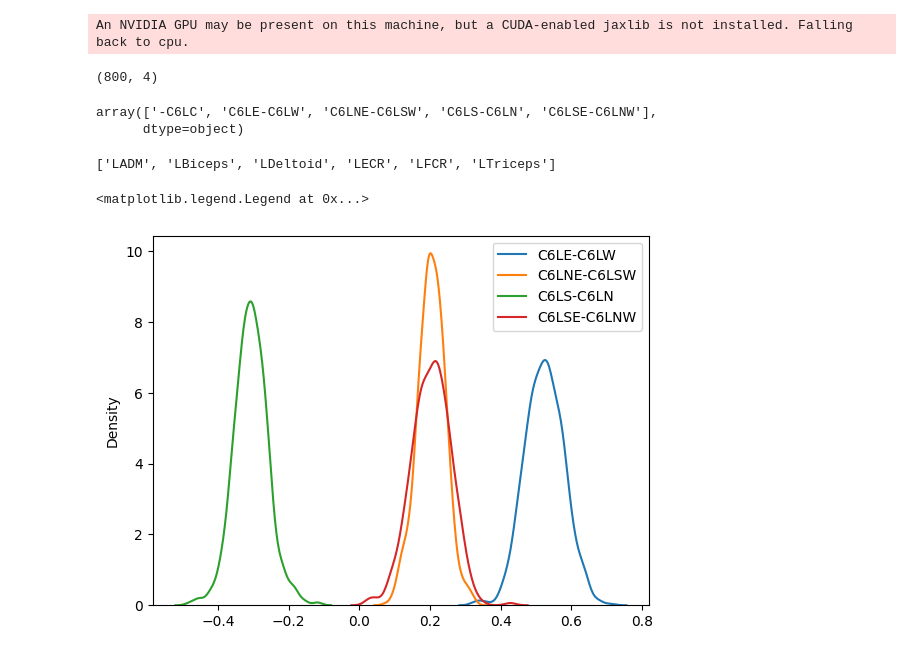
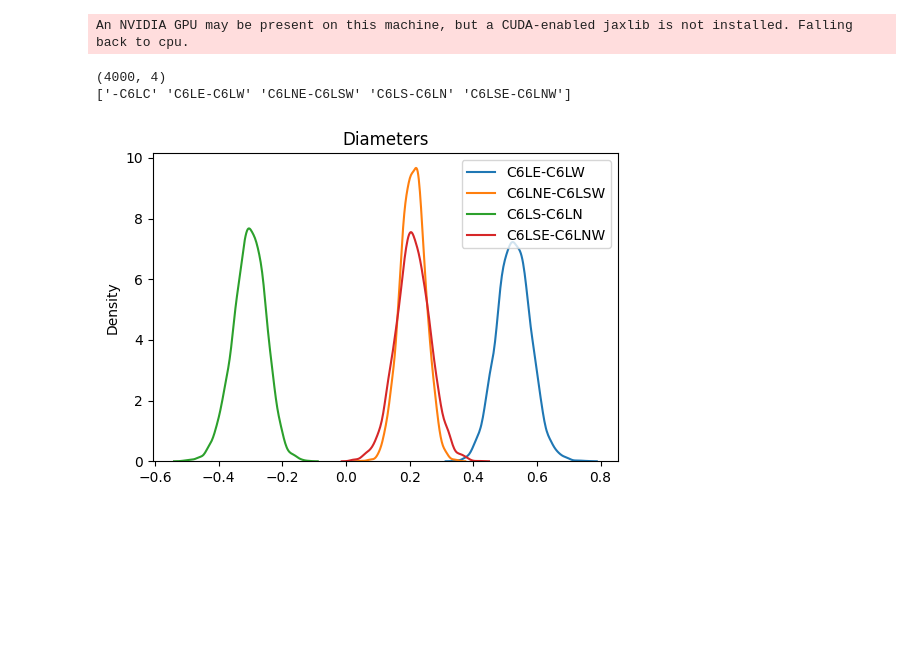
Before and after one commit to hbmep/rat-mapping, a Jupyter notebook: notebooks/log-hierarchical/l-circ/core__hbe.ipynb, the cells around one changed output. Drawn from its saved outputs; the diff is of its cells as text; code cells hidden in the pictures; blank space fills up the shorter version.

Commit message:
add efficacy results using estimation method

```diff
--- a/notebooks/log-hierarchical/l-circ/core__hbe.ipynb
+++ b/notebooks/log-hierarchical/l-circ/core__hbe.ipynb
@@ -20,32 +20,23 @@ from constants import (
     INFERENCE_FILE
 )
 # %%
-src = "/home/vishu/repos/rat-mapping-paper/reports/log-hierarchical/L_CIRC/estimation_200W_200S_4C_1T_20D_0.95A/diam"
-src = "/home/vishu/repos/rat-mapping-paper/reports/log-hierarchical/L_CIRC/estimation_200W_200S_4C_1T_20D_0.95A/diam-3M"
-src = "/home/vishu/repos/rat-mapping-paper/reports/log-hierarchical/L_CIRC/estimation_200W_200S_4C_1T_20D_0.95A/diam-6M"
+src = "/home/vishu/repos/rat-mapping-paper/reports/log-hierarchical/L_CIRC/estimation_4000W_4000S_4C_4T_20D_0.95A_mixtureFalse/diam"
 src = os.path.join(src, INFERENCE_FILE)
 with open(src, "rb") as f:
     df, encoder_dict, model, posterior_samples, = pickle.load(f)
+
+param = posterior_samples["a_delta_loc"]
+print(param.shape)
+print(encoder_dict[model.features[1]].classes_)
 # %% [output]
 An NVIDIA GPU may be present on this machine, but a CUDA-enabled jaxlib is not installed. Falling back to cpu.
+(4000, 4)
+['-C6LC' 'C6LE-C6LW' 'C6LNE-C6LSW' 'C6LS-C6LN' 'C6LSE-C6LNW']
-# %%
-param = posterior_samples["a_delta_loc"]
-param.shape
-# %% [output]
-(800, 4)
-# %%
-encoder_dict[model.features[1]].classes_
-# %% [output]
-array(['-C6LC', 'C6LE-C6LW', 'C6LNE-C6LSW', 'C6LS-C6LN', 'C6LSE-C6LNW'],
-      dtype=object)
-# %%
-model.response
-# %% [output]
-['LADM', 'LBiceps', 'LDeltoid', 'LECR', 'LFCR', 'LTriceps']
 # %%
-for j in range(4):
+plt.figure(figsize=(6, 4))
+for j in range(param.shape[-1]):
     sns.kdeplot(param[:, j], label=f"{encoder_dict[model.features[1]].classes_[j + 1]}")
-plt.legend()
+plt.title("Diameters")
+plt.legend();
 # %% [output]
-<matplotlib.legend.Legend at 0x...>
-[figure, old version]
+[figure, new version]
```
Also changed, not shown: parts of 5 cells of this notebook.
